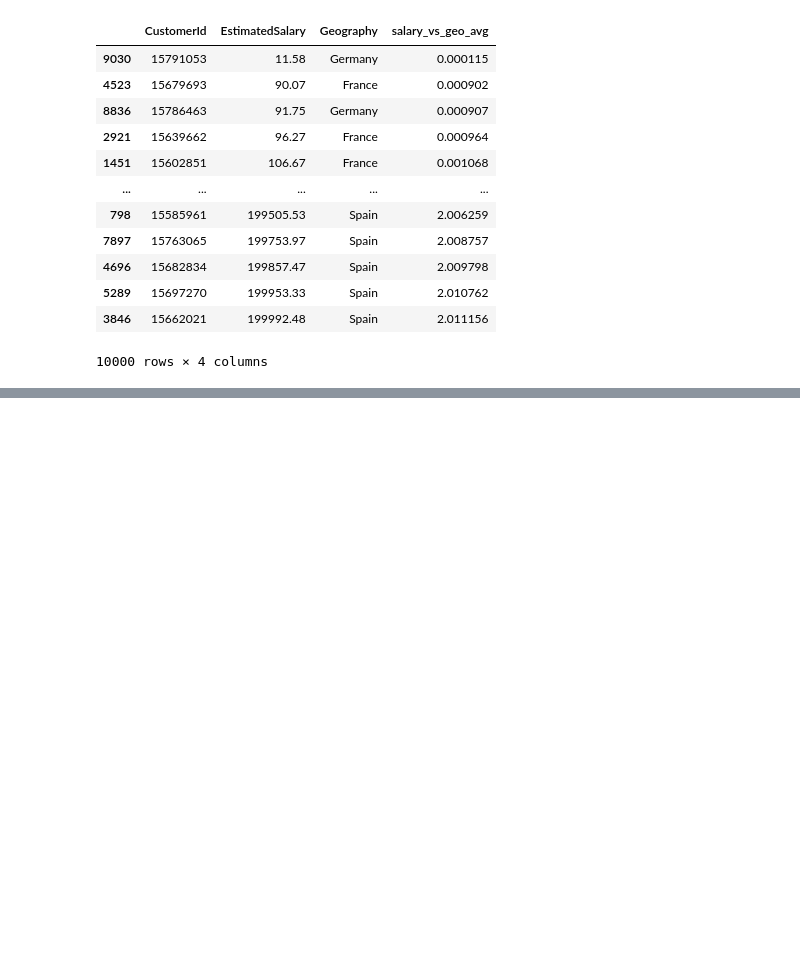
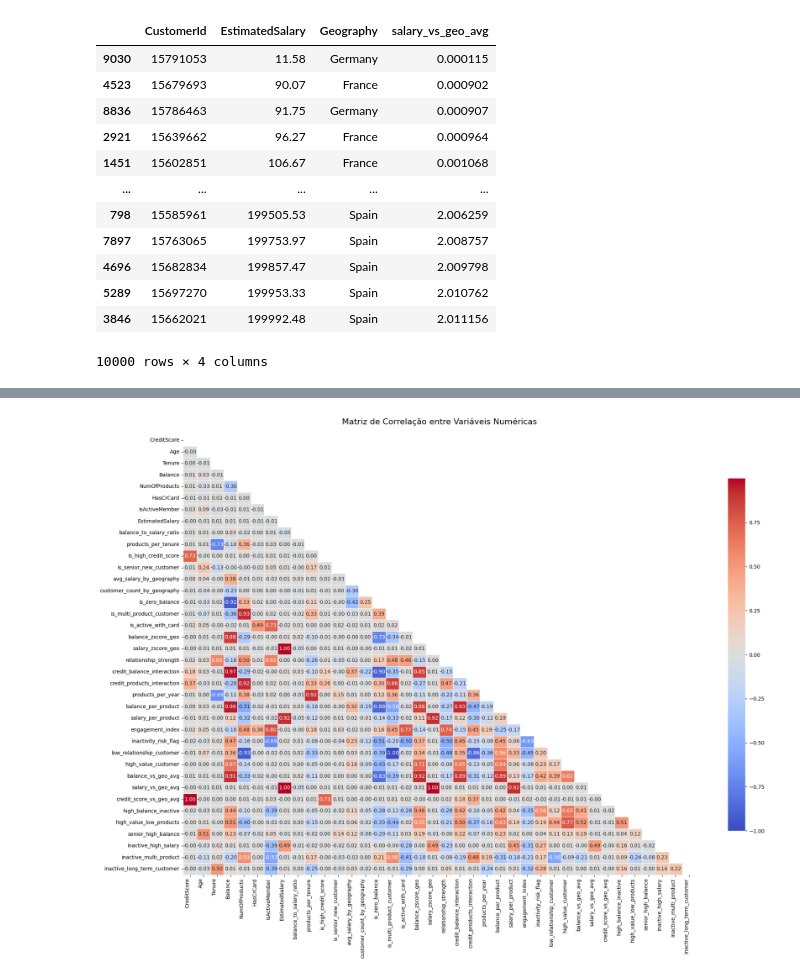
Before and after one commit to emso-exe/Churn_clientes_de_banco, a Jupyter notebook: notebooks/002_feature_engineering.ipynb, the cells around one changed output, grey strips where cells are left out. Saved outputs shown, nothing was run; the diff lists cells and outputs as text; code cells hidden in the pictures; blank space fills up the shorter version.

```diff
--- a/notebooks/002_feature_engineering.ipynb
+++ b/notebooks/002_feature_engineering.ipynb
@@ -100,6 +103,9 @@ Data columns (total 24 columns):
  23  processing_date              10000 non-null  category
 dtypes: category(1), float64(5), int32(13), int64(1), str(4)
 memory usage: 1.5 MB
+# %%
+# Preenchendo os valores nulos da variável 'products_per_tenure' com o valor da variável 'NumOfProducts'
+df['products_per_tenure'] = df['products_per_tenure'].fillna(df['NumOfProducts'])
 # %% [markdown]
 ## 3. Feature Engineering
 # %% [markdown]
@@ -604,0 +643,12 @@ df_temp.groupby('senior_high_balance').sample(1)
+# %%
+# inactive_long_term_customer - indicador de clientes inativos com longo tempo de relacionamento, para identificar clientes que são inativos
+# e possuem um tempo de relacionamento com o banco acima do terceiro quartil, o que pode indicar um grupo de clientes com maior potencial de
+# churn devido à falta de engajamento apesar de um vínculo sólido com o banco
+
+df['inactive_long_term_customer'] = (
+    (df['IsActiveMember'] == 0) &
+    (df['Tenure'] > df['Tenure'].quantile(0.75))
+).astype(int)
+
+df_temp = df[['CustomerId', 'IsActiveMember', 'Tenure', 'inactive_long_term_customer']]
+df_temp.groupby('inactive_long_term_customer').sample(1)
@@ -604,0 +683,7 @@ df_temp.groupby('senior_high_balance').sample(1)
+# %%
+# Definindo a variável alvo
+target = 'Exited'
+
+# Separando as variáveis independentes (X) e a variável dependente (y)
+X = df.drop(columns=[target, 'CustomerId', 'processing_date'])
+y = df[target]
@@ -604,0 +737,24 @@ df_temp.groupby('senior_high_balance').sample(1)
+# %%
+# Cálculo da matriz de correlação para as variáveis numéricas
+correlation_matrix = X[numeric_cols].corr()
+
+# Mantém apenas o triângulo inferior da matriz
+corr = correlation_matrix.where(
+    np.tril(np.ones(correlation_matrix.shape), k=-1).astype(bool))
+
+# Criação da figura para o heatmap
+plt.figure(figsize=(20, 15))
+
+# Visualização do heatmap da matriz de correlação
+sns.heatmap(corr, annot=True, fmt='.2f', cmap='coolwarm',
+    linewidths=0.5, cbar_kws={'shrink': 0.8})
+
+plt.title('Matriz de Correlação entre Variáveis Numéricas',
+    fontsize=16, pad=20)
+plt.xticks(rotation=90, ha='right')
+plt.yticks(rotation=0)
+
+plt.tight_layout()
+plt.show()
+# %% [output]
+[figure, added]
```
Also changed, not shown: parts of 35 cells of this notebook.
